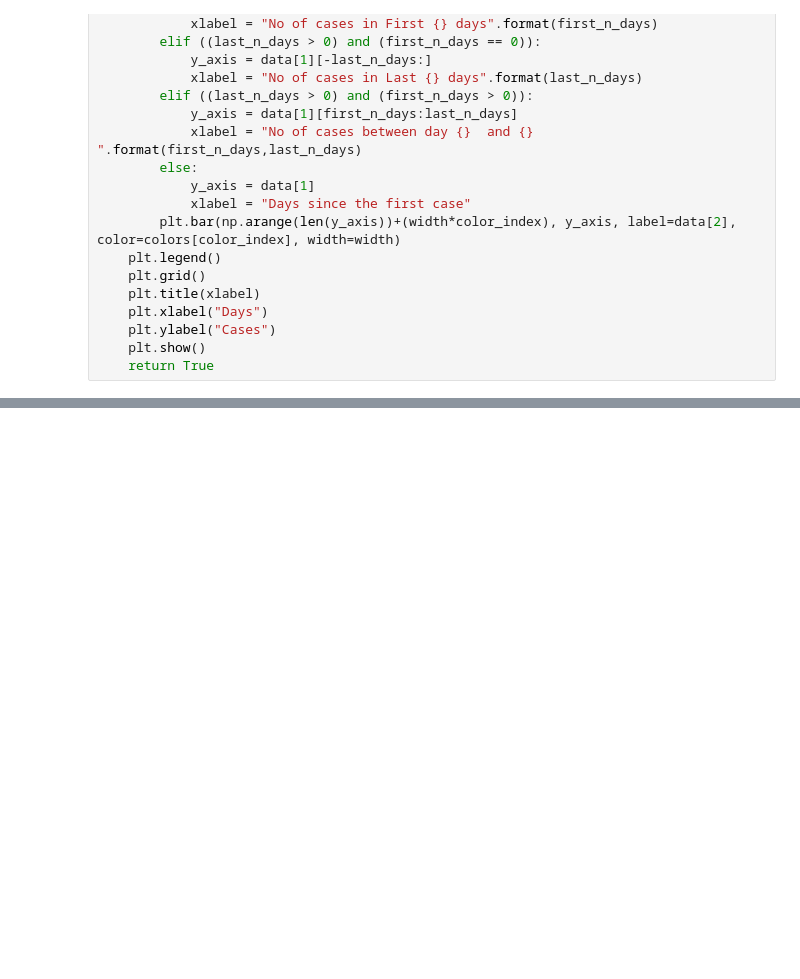
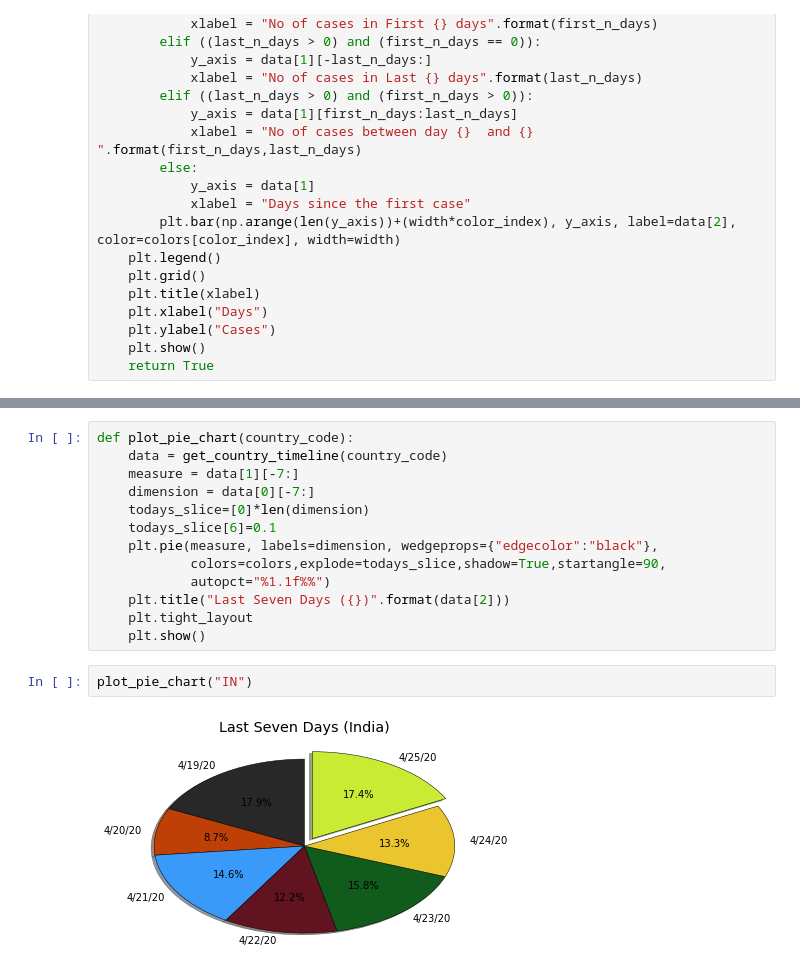
Before and after one commit to amchigello/python_repository, a Jupyter notebook: matplotlib_work/plots_work.ipynb, the cells around one changed output, grey strips where cells are left out. Drawn from its saved outputs; the diff is of its cells as text; blank space fills up the shorter version.

```diff
--- a/matplotlib_work/plots_work.ipynb
+++ b/matplotlib_work/plots_work.ipynb
@@ -205,0 +241,17 @@ True
+# %%
+def plot_pie_chart(country_code):
+    data = get_country_timeline(country_code)
+    measure = data[1][-7:]
+    dimension = data[0][-7:]
+    todays_slice=[0]*len(dimension)
+    todays_slice[6]=0.1
+    plt.pie(measure, labels=dimension, wedgeprops={"edgecolor":"black"},
+            colors=colors,explode=todays_slice,shadow=True,startangle=90,
+            autopct="%1.1f%%")
+    plt.title("Last Seven Days ({})".format(data[2]))
+    plt.tight_layout
+    plt.show()
+# %%
+plot_pie_chart("IN")
+# %% [output]
+[figure, added]
```
Also changed, not shown: parts of 9 cells of this notebook.
